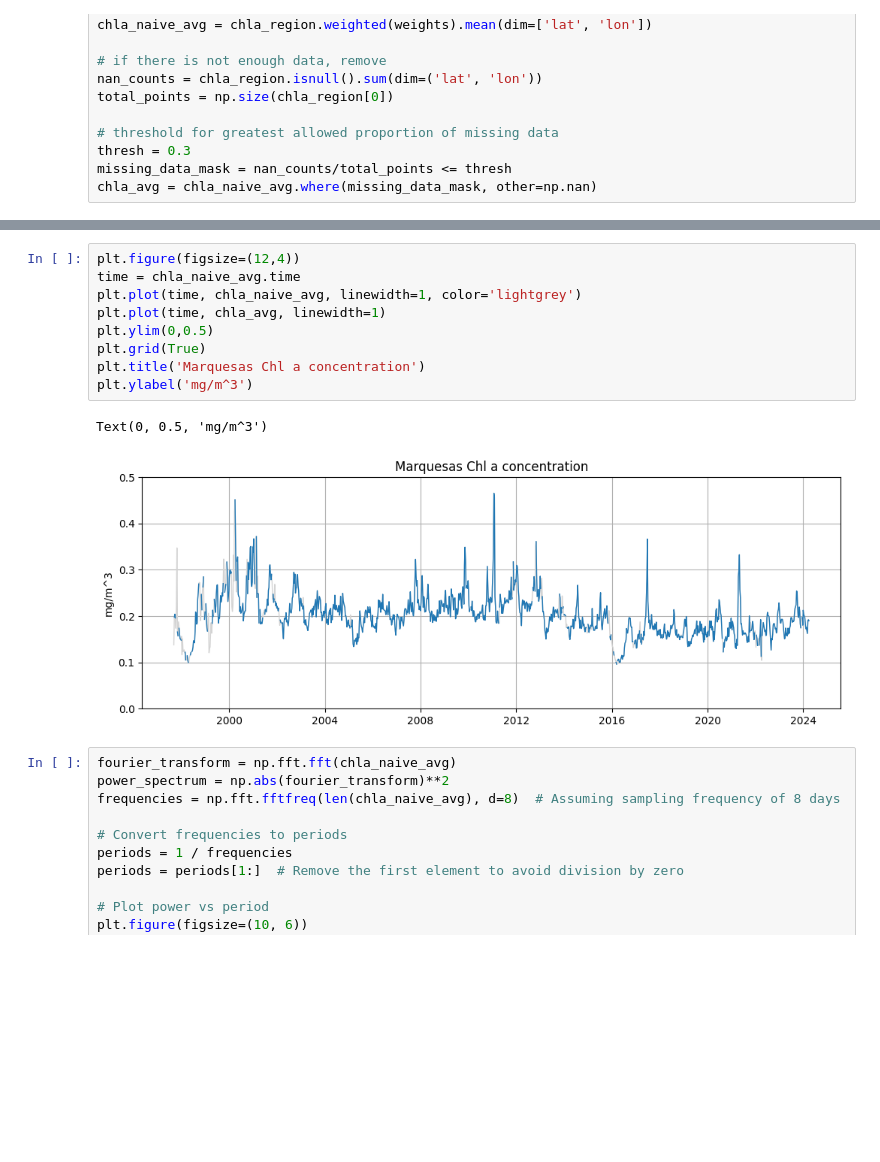
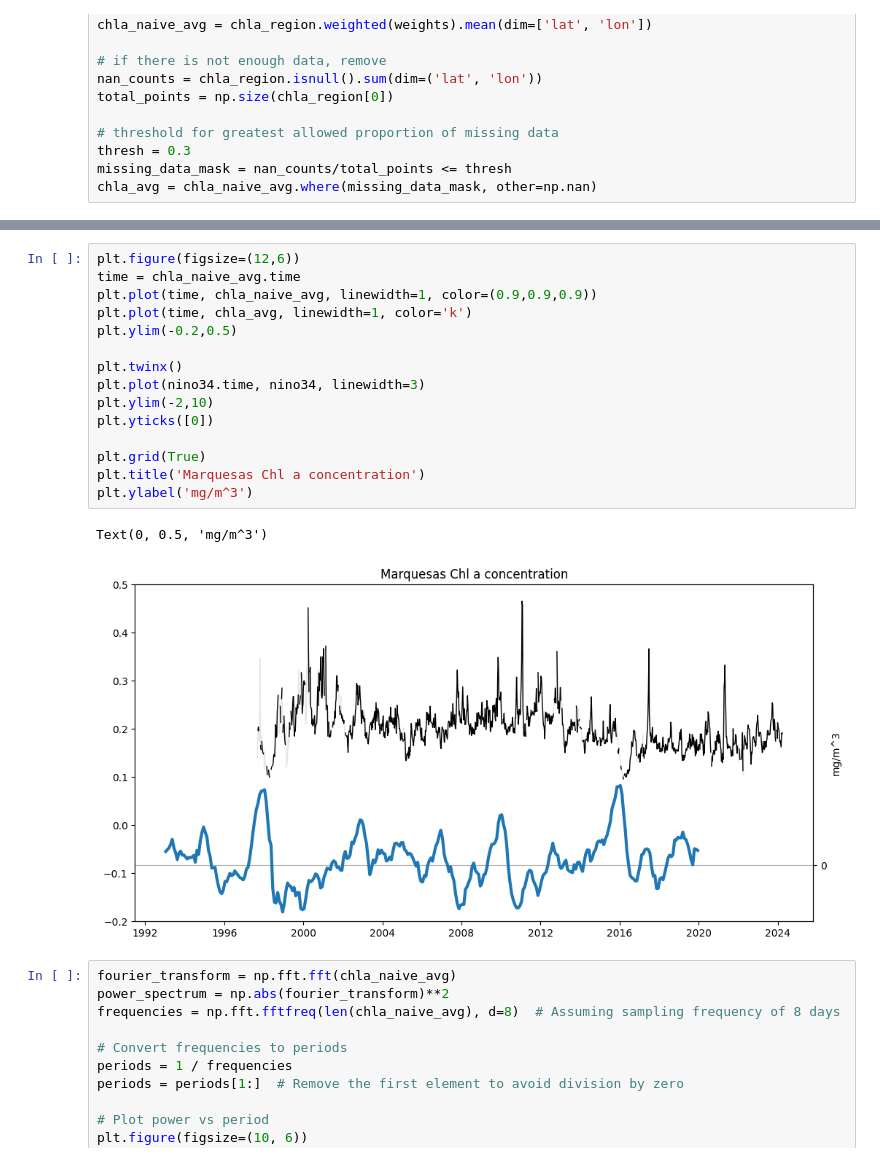
Before and after one commit to ychnli/Stanford-SEA, a Jupyter notebook: calc_timeseries.ipynb, the cells around one changed output, grey strips where cells are left out. Drawn from its saved outputs; the diff is of its cells as text; blank space fills up the shorter version.

Commit message:
calculate nino3.4 and SST timeseries

```diff
--- a/calc_timeseries.ipynb
+++ b/calc_timeseries.ipynb
@@ -156,15 +196,21 @@ chla_avg = chla_naive_avg.where(missing_data_mask, other=np.nan)
 # %%
-plt.figure(figsize=(12,4))
+plt.figure(figsize=(12,6))
 time = chla_naive_avg.time
-plt.plot(time, chla_naive_avg, linewidth=1, color='lightgrey')
-plt.plot(time, chla_avg, linewidth=1)
-plt.ylim(0,0.5)
+plt.plot(time, chla_naive_avg, linewidth=1, color=(0.9,0.9,0.9))
+plt.plot(time, chla_avg, linewidth=1, color='k')
+plt.ylim(-0.2,0.5)
+
+plt.twinx()
+plt.plot(nino34.time, nino34, linewidth=3)
+plt.ylim(-2,10)
+plt.yticks([0])
+
 plt.grid(True)
 plt.title('Marquesas Chl a concentration')
 plt.ylabel('mg/m^3')
 # %% [output]
 Text(0, 0.5, 'mg/m^3')
-[figure, old version]
+[figure, new version]
 # %%
 fourier_transform = np.fft.fft(chla_naive_avg)
 power_spectrum = np.abs(fourier_transform)**2
```
Also changed, not shown: parts of 6 cells of this notebook, 1 other file.
